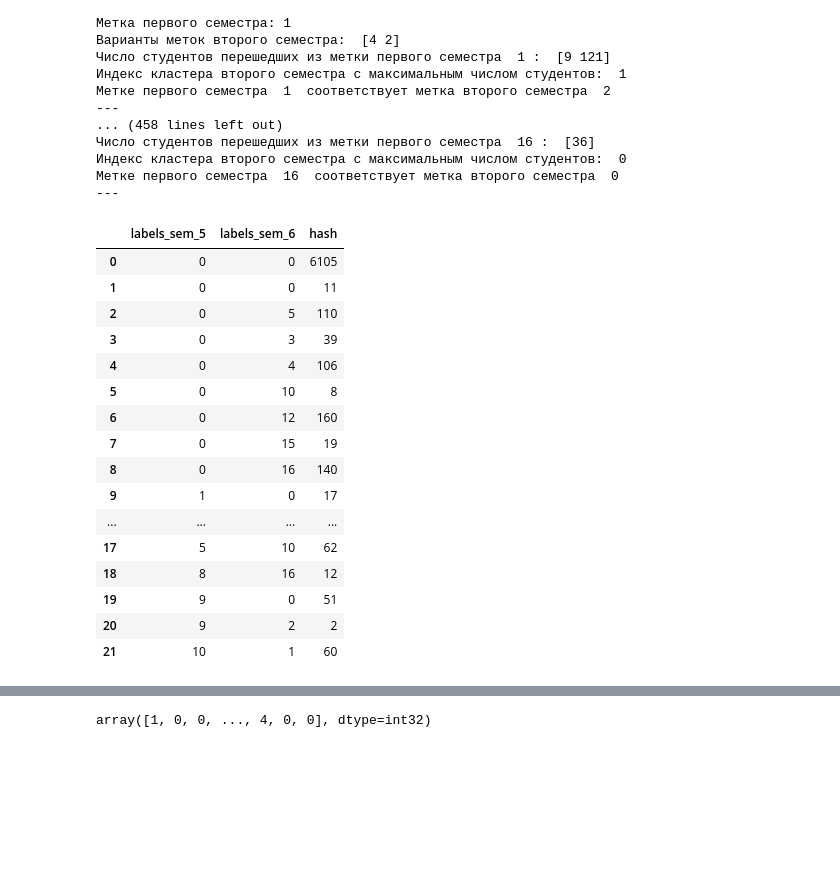
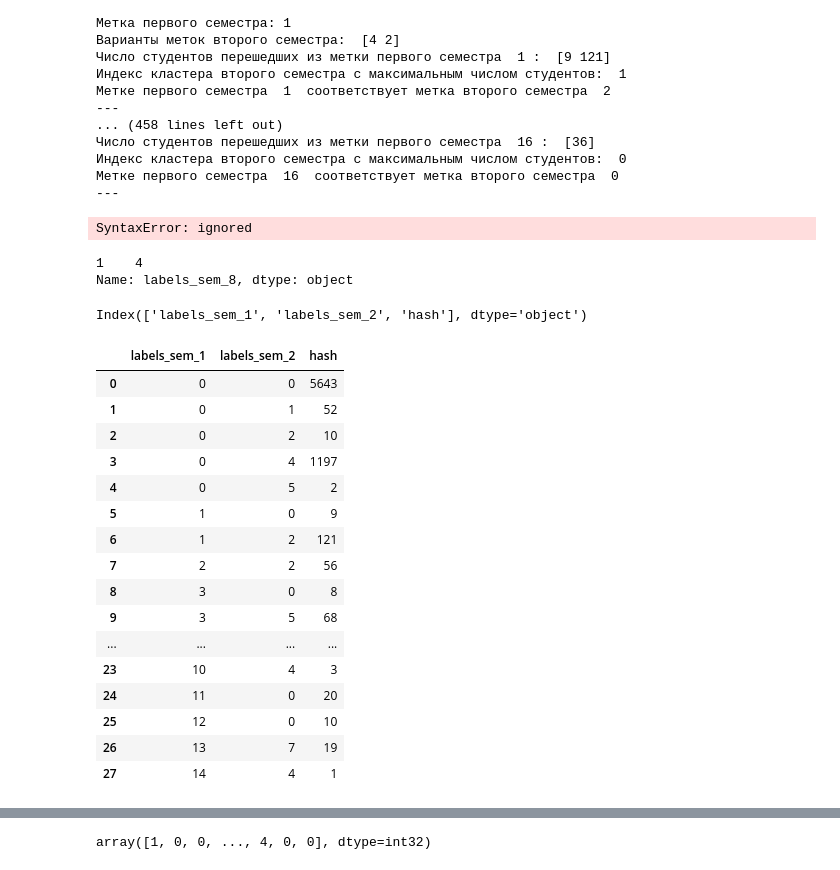
Before and after one commit to Maksimka9/clustering, a Jupyter notebook: main.ipynb, the cells around one changed output, grey strips where cells are left out. Cells and saved outputs as stored; diff of their text form; code cells hidden in the pictures; blank space fills up the shorter version.

```diff
--- a/main.ipynb
+++ b/main.ipynb
@@ -389,23 +318,60 @@ for df in cluster_match_list:
 Индекс кластера второго семестра с максимальным числом студентов:  0
 Метке первого семестра  16  соответствует метка второго семестра  0
 ---
+# %%
+# Разобраться с присваиванием
+# По таблице оригинальной необходимо менять дублированную в местах где совпадают значения (учесть чтобы все ячейки были заполнены через if-else)
+changed_cluster_match_list = []
+
+for df in cluster_match_list:
+  changed_cluster_match_df = df.iloc.copy(deep=True)
+  changed_cluster_match_df['indexies'] = df.index #?
+  labels_1 = list(set(df.iloc[:, 0]))
+  for label in labels_1:
+    labels_2 = df.loc[df.iloc[:, 0] == label, df.columns[1]].values.flatten()
+    values = df.loc[df.iloc[:, 0] == label, ['hash']].values.flatten()
+    i_max = np.argmax(values)
+    if values[i_max]/np.sum(values) > 0.5:
+      df.loc[(df.iloc[:, 0] == label) & (df.iloc[:, 1] == labels_2[i_max])].iloc[:, 1] = label # Исправить под добавление в новую таблицу
+      print(df.loc[(df.iloc[:, 0] == label) & (df.iloc[:, 1] == labels_2[i_max])].iloc[:, 1])
+      changed_cluster_match_df.iloc[:, 1][changed_cluster_match_df[0] == label] # Примерная запись
+    else:
+# %% [output]
+SyntaxError: ignored
+# %%
+cluster_match_df.iloc[:, 1][cluster_match_df['labels_sem_8'] ==  4]
+# %% [output]
+1    4
+Name: labels_sem_8, dtype: object
+# %%
+changed_cluster_match_df = cluster_match_list[0].iloc[:, 0]
+changed_cluster_match_df.columns = cluster_match_list[0].columns
+df = cluster_match_list[0]
+labels_1 = list(set(df.iloc[:, 0]))
+for label in labels_1:
+  labels_2 = df.loc[df.iloc[:, 0] == label, df.columns[1]].values.flatten()
+  values = df.loc[df.iloc[:, 0] == label, ['hash']].values.flatten()
+  i_max = np.argmax(values)
+  if values[i_max]/np.sum(values) > 0.5:
+# %% [output]
+Index(['labels_sem_1', 'labels_sem_2', 'hash'], dtype='object')
 # %%
-cluster_match_list[4]
+cluster_match_list[0]
 # %% [output]
-|  | labels_sem_5 | labels_sem_6 | hash |
-| 0 | 0 | 0 | 6105 |
-| 1 | 0 | 0 | 11 |
-| 2 | 0 | 5 | 110 |
-| 3 | 0 | 3 | 39 |
-| 4 | 0 | 4 | 106 |
-| 5 | 0 | 10 | 8 |
-| 6 | 0 | 12 | 160 |
-| 7 | 0 | 15 | 19 |
-| 8 | 0 | 16 | 140 |
-| 9 | 1 | 0 | 17 |
+|  | labels_sem_1 | labels_sem_2 | hash |
+| 0 | 0 | 0 | 5643 |
+| 1 | 0 | 1 | 52 |
+| 2 | 0 | 2 | 10 |
+| 3 | 0 | 4 | 1197 |
+| 4 | 0 | 5 | 2 |
+| 5 | 1 | 0 | 9 |
+| 6 | 1 | 2 | 121 |
+| 7 | 2 | 2 | 56 |
+| 8 | 3 | 0 | 8 |
+| 9 | 3 | 5 | 68 |
 | ... | ... | ... | ... |
-| 17 | 5 | 10 | 62 |
-| 18 | 8 | 16 | 12 |
-| 19 | 9 | 0 | 51 |
-| 20 | 9 | 2 | 2 |
-| 21 | 10 | 1 | 60 |
+| 23 | 10 | 4 | 3 |
+| 24 | 11 | 0 | 20 |
+| 25 | 12 | 0 | 10 |
+| 26 | 13 | 7 | 19 |
+| 27 | 14 | 4 | 1 |
```
Also changed, not shown: parts of 8 cells of this notebook.
